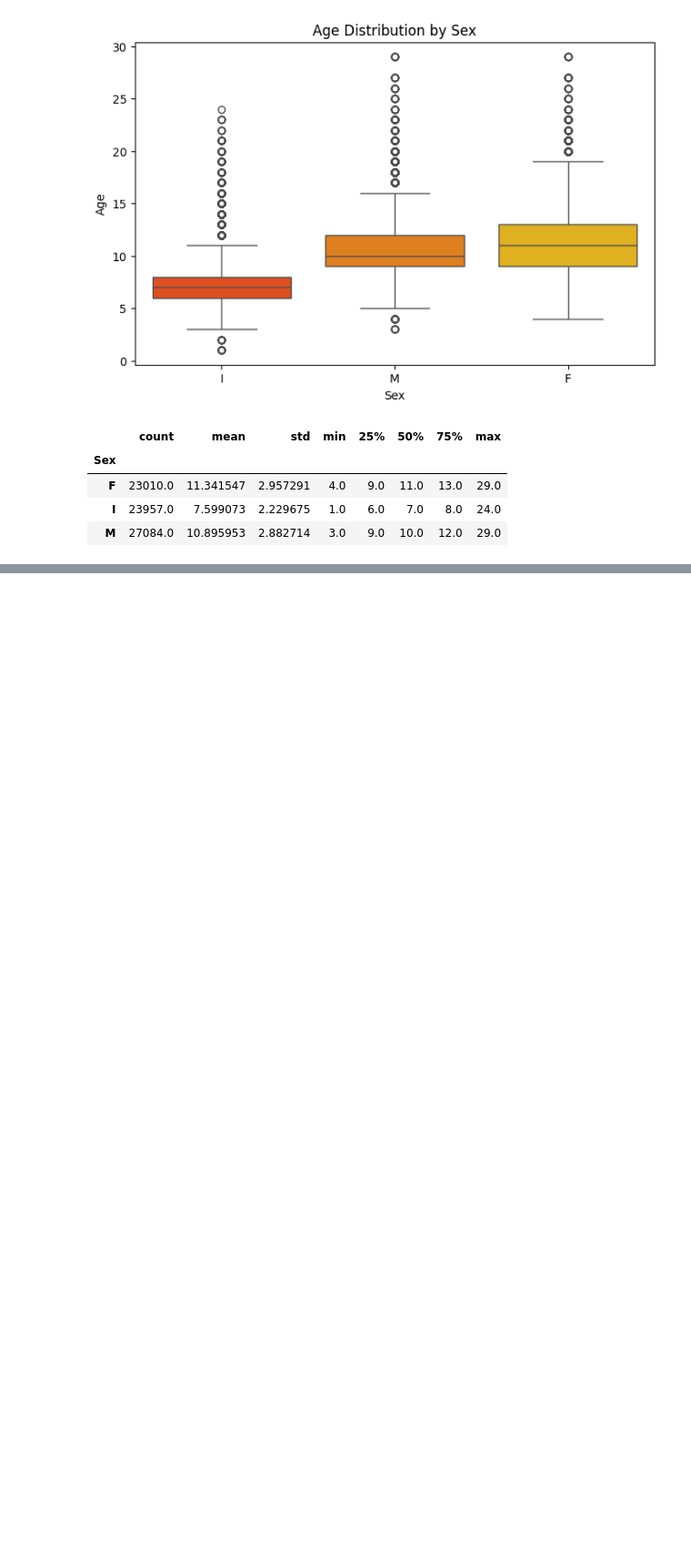
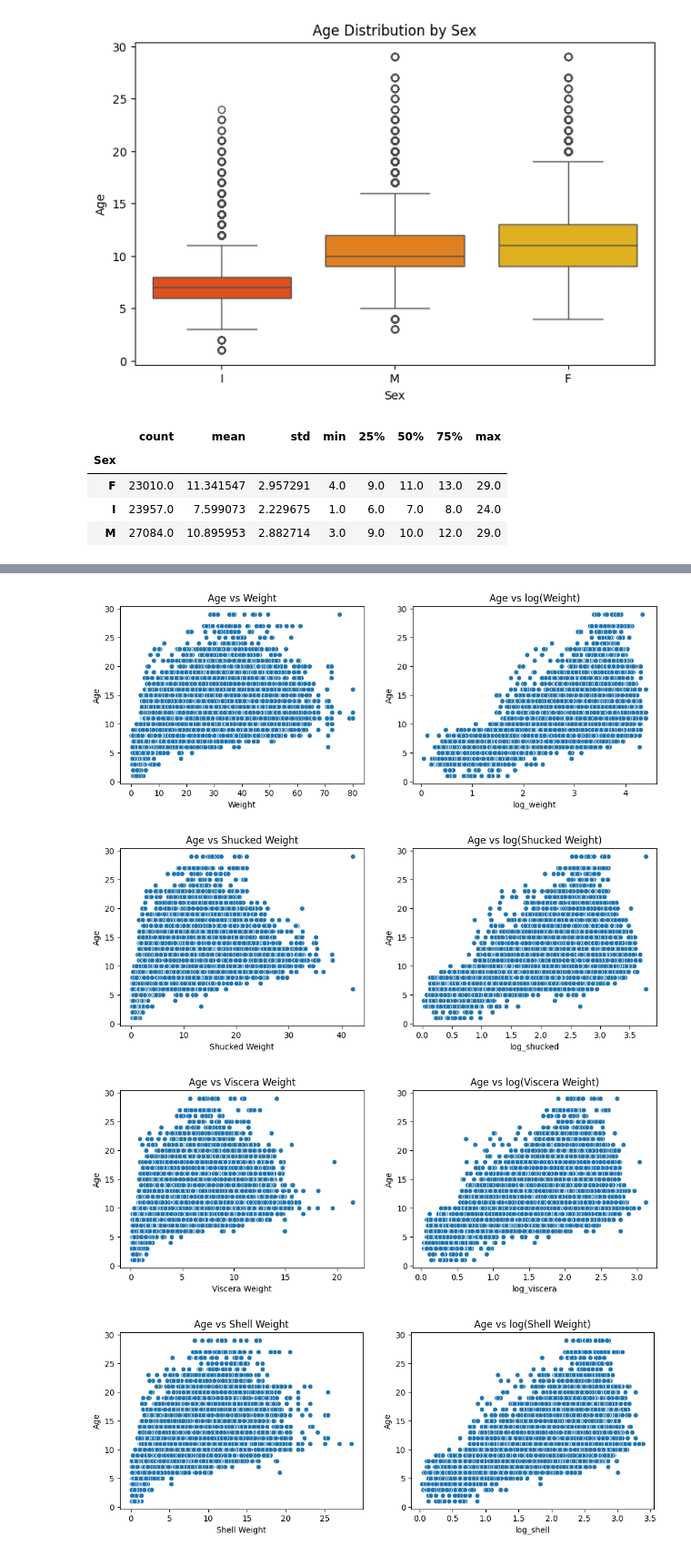
Before and after one commit to Darknight47/Kaggle-Competitions, a Jupyter notebook: Crab Age/notebooks/data_understanding.ipynb, the cells around one changed output, grey strips where cells are left out. Shown at 91% size. Saved outputs shown, nothing was run; the diff lists cells and outputs as text; code cells hidden in the pictures; blank space fills up the shorter version.

```diff
--- a/Crab Age/notebooks/data_understanding.ipynb
+++ b/Crab Age/notebooks/data_understanding.ipynb
@@ -132,0 +194,29 @@ Range = max − min
+# %%
+import numpy as np
+df["log_weight"] = np.log1p(df["Weight"])
+df["log_shucked"] = np.log1p(df["Shucked Weight"])
+df["log_viscera"] = np.log1p(df["Viscera Weight"])
+df["log_shell"] = np.log1p(df["Shell Weight"])
+# %%
+features = [
+    ("Weight", "log_weight"),
+    ("Shucked Weight", "log_shucked"),
+    ("Viscera Weight", "log_viscera"),
+    ("Shell Weight", "log_shell")
+]
+
+for orig, logf in features:
+    fig, axes = plt.subplots(1, 2, figsize=(12, 4))
+
+    sns.scatterplot(x=df[orig], y=df["Age"], ax=axes[0])
+    axes[0].set_title(f"Age vs {orig}")
+
+    sns.scatterplot(x=df[logf], y=df["Age"], ax=axes[1])
+    axes[1].set_title(f"Age vs log({orig})")
+
+    plt.show()
+# %% [output]
+[figure, added]
+[figure, added]
+[figure, added]
+[figure, added]
```
Also changed, not shown: parts of 13 cells of this notebook, 1 other file.
